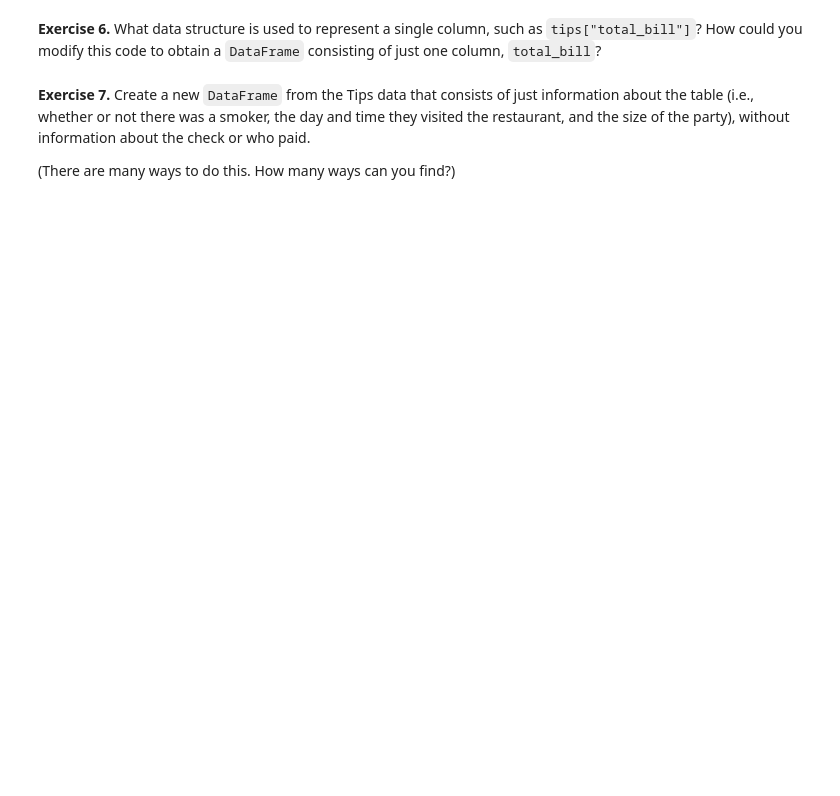
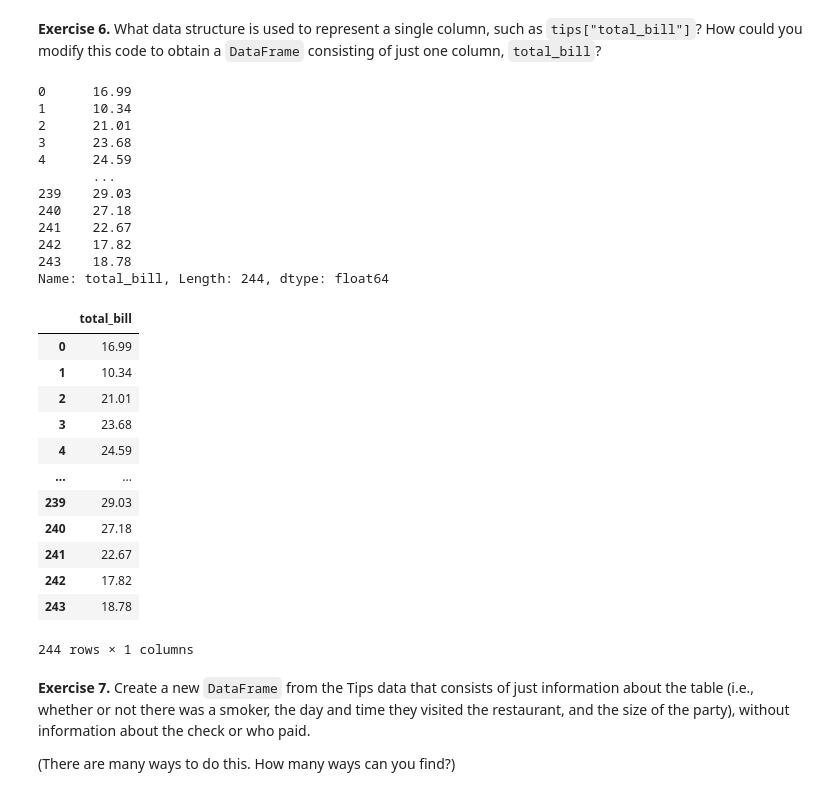
Before and after one commit to scohen261/Inventory-Manager, a Jupyter notebook: _labs/Lab02/Lab02.ipynb, the cells around one changed output. Saved outputs shown, nothing was run; the diff lists cells and outputs as text; code cells hidden in the pictures; blank space fills up the shorter version.

```diff
--- a/_labs/Lab02/Lab02.ipynb
+++ b/_labs/Lab02/Lab02.ipynb
@@ -543,8 +527,15 @@ tips.loc["Thur"]
 - How do you think `tips.loc[50]` and `tips.iloc[50]` will compare? Now try it. Was your prediction correct?
 - How do you think `tips.loc[50:55]` and `tips.iloc[50:55]` will compare? Now try it. Was your prediction correct?
 # %%
-# YOUR CODE HERE and Answers here AS COMMENTS. Well loc is used to access data using row and column names. iloc is used for accessing data with integer positions
+#  Well loc is used to access data using row and column names.
+# iloc is used for accessing data with integer positions
 # Because we reset the index then we can assume that both tips.loc[50] and tips.iloc[50] should both show the succeeding row
-
-tips.loc[50]
+df = df.reset_index(drop=True)
+#
+print(df.loc[50]) # select row where index label is 50
+#
+print(df.iloc[50]) #select row at position 50
+#Answer:both loc and iloc return the same row since the index is default
+print(df.loc[50:55]) #includes row 55, so includes 50-55
+print(df.iloc[50:55]) #excludes row 55 so only 50-54
 # %% [output]
@@ -560,3 +579,35 @@ KeyError: 50
+# %%
+# YOUR CODE HERE and Answers here AS COMMENTS.
+# I bleive this will accessthe total bill column as a series
+print(df["total_bill"])
+#while this will access total bill column as a data frame
+df[["total_bill"]]
+# %% [output]
+0      16.99
+1      10.34
+2      21.01
+3      23.68
+4      24.59
+       ...
+239    29.03
+240    27.18
+241    22.67
+242    17.82
+243    18.78
+Name: total_bill, Length: 244, dtype: float64
+|  | total_bill |
+| 0 | 16.99 |
+| 1 | 10.34 |
+| 2 | 21.01 |
+| 3 | 23.68 |
+| 4 | 24.59 |
+| ... | ... |
+| 239 | 29.03 |
+| 240 | 27.18 |
+| 241 | 22.67 |
+| 242 | 17.82 |
+| 243 | 18.78 |
+244 rows × 1 columns
 # %% [markdown]
 **Exercise 7.** Create a new `DataFrame` from the Tips data that consists of just information about the table (i.e., whether or not there was a smoker, the day and time they visited the restaurant, and the size of the party), without information about the check or who paid.
 
```
Also changed, not shown: parts of 8 cells of this notebook.
